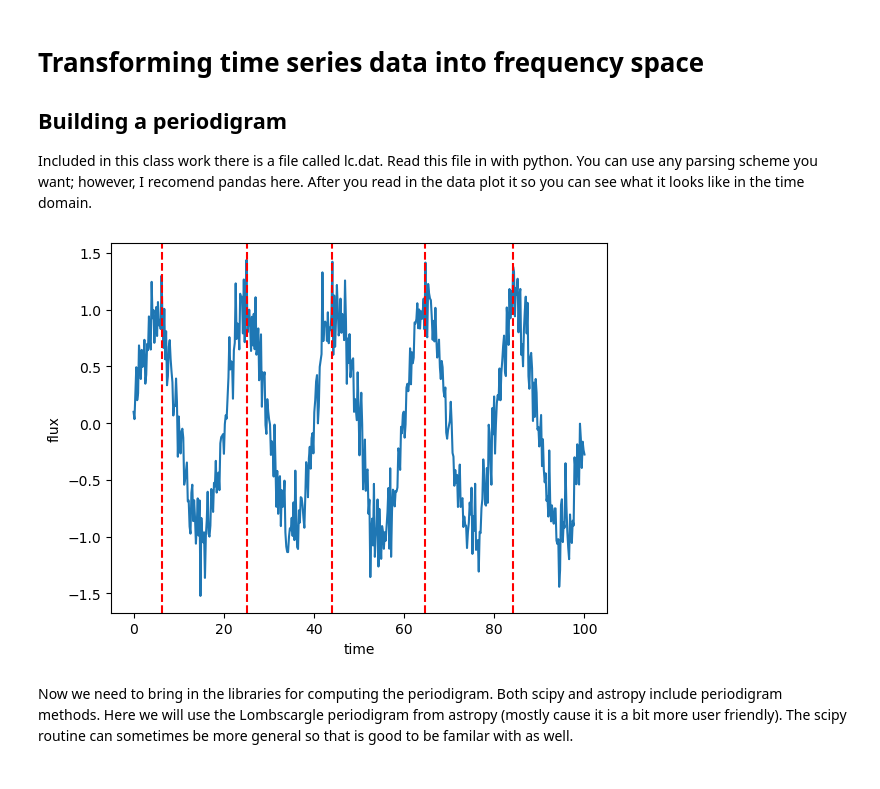
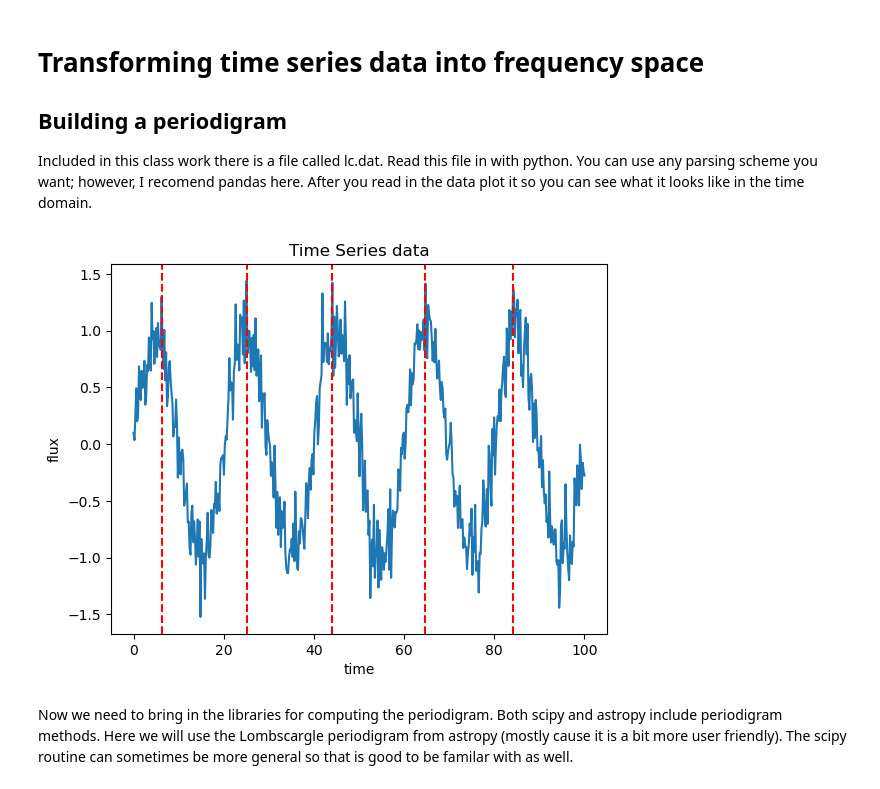
Before and after one commit to cassiemetzger/dartmouth_a74, a Jupyter notebook: CP_fourier.ipynb, the cells around one changed output. Drawn from its saved outputs; the diff is of its cells as text; code cells hidden in the pictures.

```diff
--- a/CP_fourier.ipynb
+++ b/CP_fourier.ipynb
@@ -195,16 +197,17 @@ Included in this class work there is a file called lc.dat. Read this file in wit
 # %%
 import pandas as pd
 lc = pd.read_csv("lc.dat")
 plt.plot(lc['time'], lc['flux'])
 plt.xlabel('time')
 plt.ylabel('flux')
+plt.title('Time Series data')
 from scipy.signal import find_peaks
 peaks, properties = find_peaks(lc['flux'], height=1.1, distance= 15)
 for p in peaks:
     plt.axvline(lc['time'][p], linestyle = '--', color = 'red')
 period = np.median(np.diff(lc['time'][peaks]))
 # %% [output]
-[figure, old version]
+[figure, new version]
 # %% [markdown]
 Now we need to bring in the libraries for computing the periodigram. Both scipy and astropy include periodigram methods. Here we will use the Lombscargle periodigram from astropy (mostly cause it is a bit more user friendly). The scipy routine can sometimes be more general so that is good to be familar with as well.
 # %%
```
Also changed, not shown: parts of 8 cells of this notebook.
